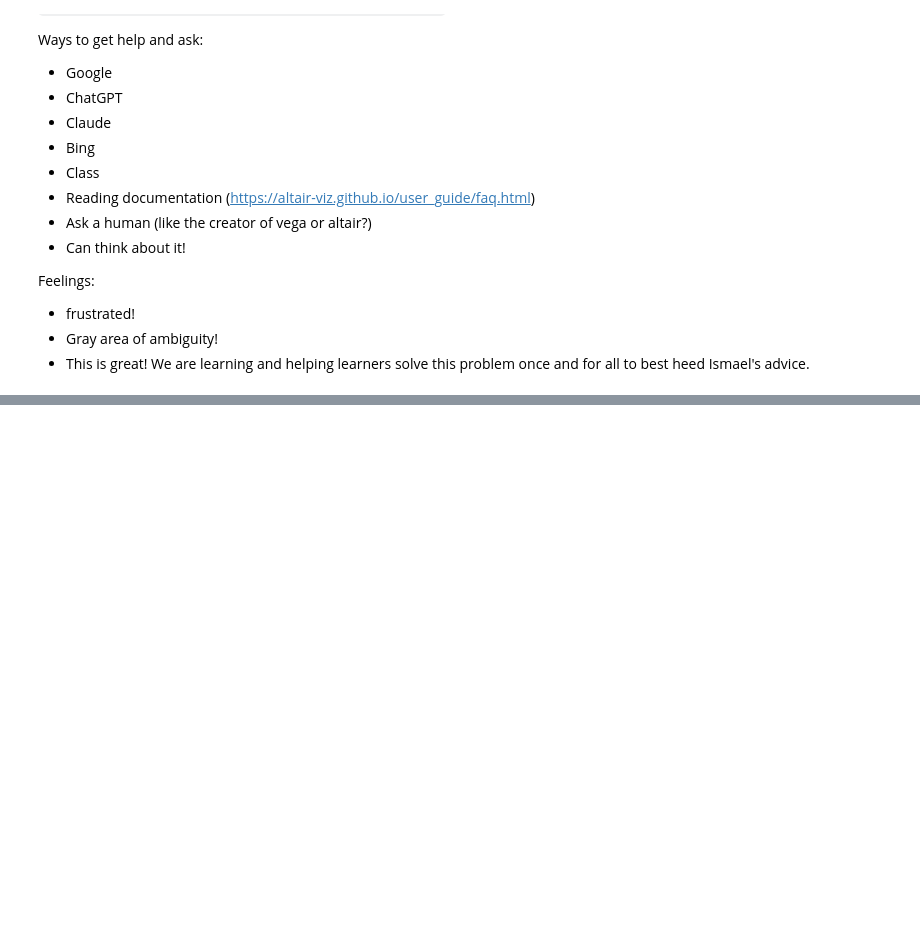
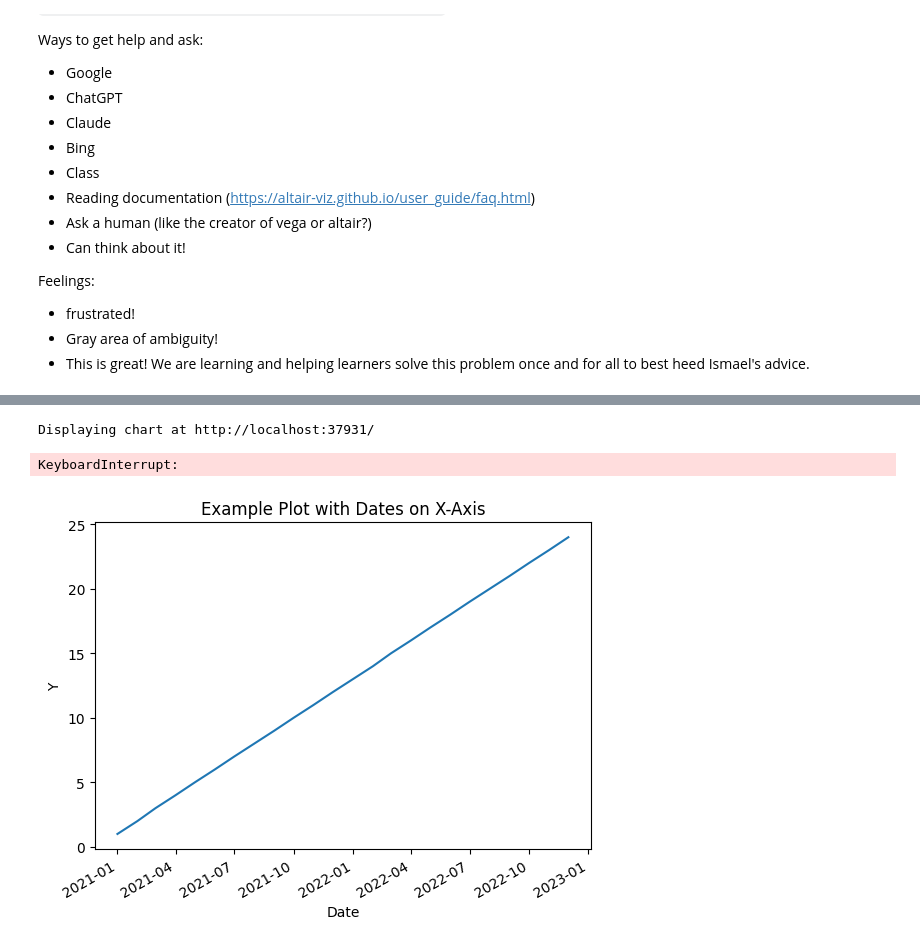
Before and after one commit to jaanli/datathinking.org-codespace-230327, a Jupyter notebook: 230327-plotting-yyyymmdd-data-and-principles.ipynb, the cells around one changed output, grey strips where cells are left out. Cells and saved outputs as stored; diff of their text form; code cells hidden in the pictures; blank space fills up the shorter version.

Commit message:
pausing class to complete final items on checklist and ask for help because of potential bug in a fundamental library for visualizations

```diff
--- a/230327-plotting-yyyymmdd-data-and-principles.ipynb
+++ b/230327-plotting-yyyymmdd-data-and-principles.ipynb
@@ -96,0 +127,63 @@ altair_viewer.display(chart, inline=True)
+# %%
+import altair as alt
+import altair_viewer
+
+alt.renderers.enable('altair_viewer', inline=True)
+import pandas as pd
+
+# Create artificial dataset
+dates = ['20210101', '20210201', '20210301', '20210401', '20210501',
+         '20210601', '20210701', '20210801', '20210901', '20211001',
+         '20211101', '20211201', '20220101', '20220201', '20220301',
+         '20220401', '20220501', '20220601', '20220701', '20220801',
+         '20220901', '20221001', '20221101', '20221201']
+
+y = [1, 2, 3, 4, 5, 6, 7, 8, 9, 10, 11, 12, 13, 14, 15, 16, 17, 18,
+     19, 20, 21, 22, 23, 24]
+
+# Convert the date strings to datetime objects and create a DataFrame
+df = pd.DataFrame({'date': pd.to_datetime(dates, format='%Y%m%d'), 'y': y})
+
+# Create the Vega-Lite chart
+chart = alt.Chart(df).mark_line().encode(
+    x='date:T',
+    y='y:Q'
+).properties(
+    title='Example Plot with Dates on X-Axis'
+)
+
+chart.show()
+
+# altair_viewer.display(chart, inline=True)
+# %% [output]
+Displaying chart at http://localhost:37931/
+KeyboardInterrupt:
+# %%
+import matplotlib.pyplot as plt
+import datetime
+
+# Create artificial dataset
+dates = ['20210101', '20210201', '20210301', '20210401', '20210501',
+         '20210601', '20210701', '20210801', '20210901', '20211001',
+         '20211101', '20211201', '20220101', '20220201', '20220301',
+         '20220401', '20220501', '20220601', '20220701', '20220801',
+         '20220901', '20221001', '20221101', '20221201']
+
+y = [1, 2, 3, 4, 5, 6, 7, 8, 9, 10, 11, 12, 13, 14, 15, 16, 17, 18,
+     19, 20, 21, 22, 23, 24]
+
+# Convert the date strings to datetime objects
+dates = [datetime.datetime.strptime(d, '%Y%m%d').date() for d in dates]
+
+# Plot the data
+plt.plot(dates, y)
+
+# Format the x-axis to show dates in "YYYY-MM-DD" format
+plt.gcf().autofmt_xdate()
+plt.xlabel('Date')
+plt.ylabel('Y')
+plt.title('Example Plot with Dates on X-Axis')
+
+plt.show()
+# %% [output]
+[figure, added]
```
Also changed, not shown: parts of 1 cell of this notebook.
